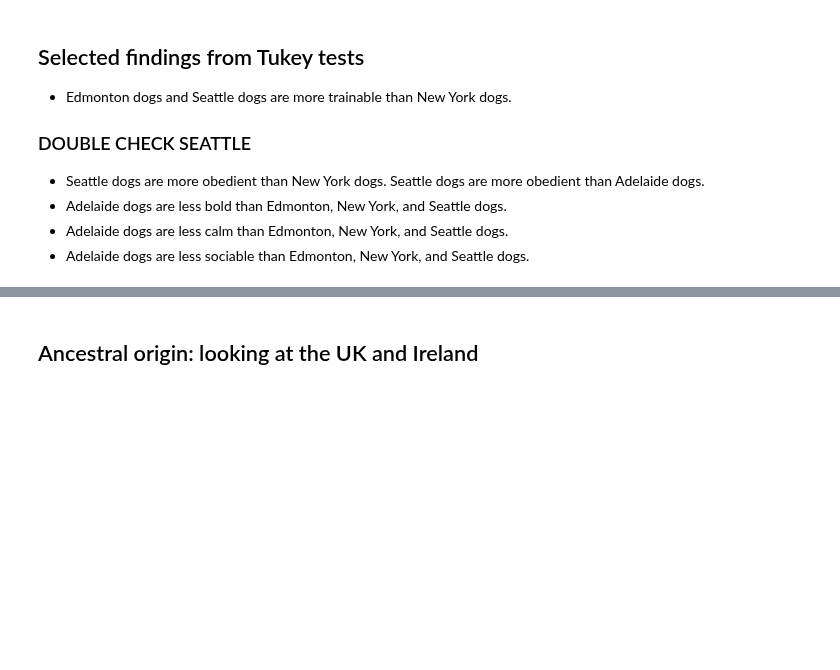
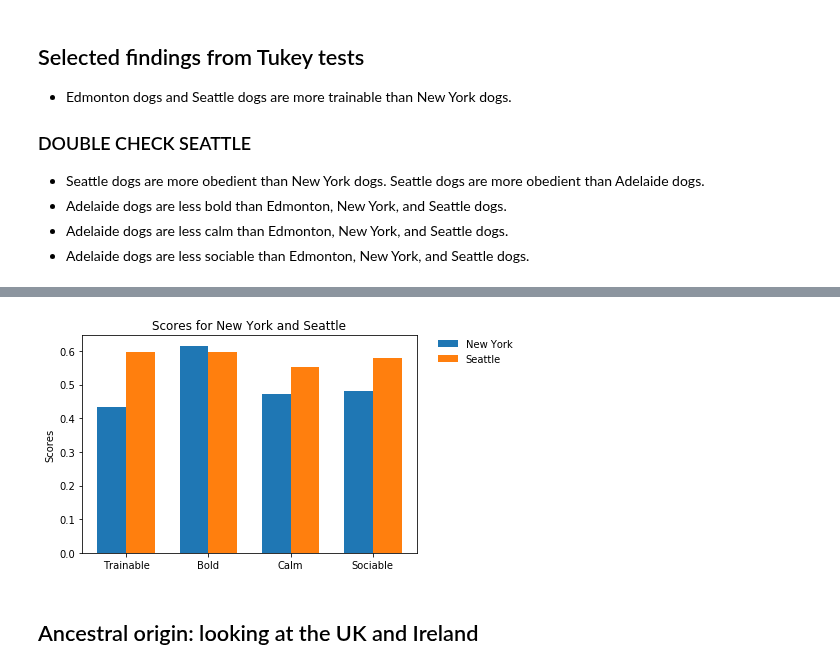
Before and after one commit to Save-All-The-Pets/dog_attributes, a Jupyter notebook: src/analysis.ipynb, the cells around one changed output, grey strips where cells are left out. Cells and saved outputs as stored; diff of their text form; code cells hidden in the pictures; blank space fills up the shorter version.

```diff
--- a/src/analysis.ipynb
+++ b/src/analysis.ipynb
@@ -711,3 +753,36 @@ dtype: float64
+# %%
+#     print('\n'+categ+' Mean')
+#     attrib_mean = df[lst].mean()
+#     print(attrib_mean.round(decimals=2))
+#     print('\n'+categ+' Standard Deviation')
+#     print(attrib[lst].std().round(decimals=2))
+
+#     plt.title(categ+' Overall Attributes')
+#     plt.bar(attrib_mean.index, attrib_mean.values)
+#     plt.ylim([0,0.75])
+#     if filename is not None:
+#         plt.savefig('../plots/'+filename)
+#     if display:
+#         plt.show()
+
+x = np.arange(len(nyc_mean.index))  # the label locations
+width = 0.35  # the width of the bars
+
+fig, ax = plt.subplots()
+rects1 = ax.bar(x - width/2, nyc_mean, width, label='New York')
+rects1 = ax.bar(x + width/2, seattle_mean, width, label='Seattle')
+
+# Add some text for labels, title and custom x-axis tick labels, etc.
+ax.set_ylabel('Scores')
+ax.set_title('Scores for New York and Seattle')
+ax.set_xticks(x)
+ax.set_xticklabels(nyc_mean.index)
+ax.legend(loc='lower left', bbox_to_anchor= (1.05, .85), ncol=1,
+            borderaxespad=0, frameon=False)
+
+plt.show()
+# %% [output]
+[figure, added]
 # %% [markdown]
 ## Ancestral origin: looking at the UK and Ireland
 # %%
```
Also changed, not shown: parts of 8 cells of this notebook.
